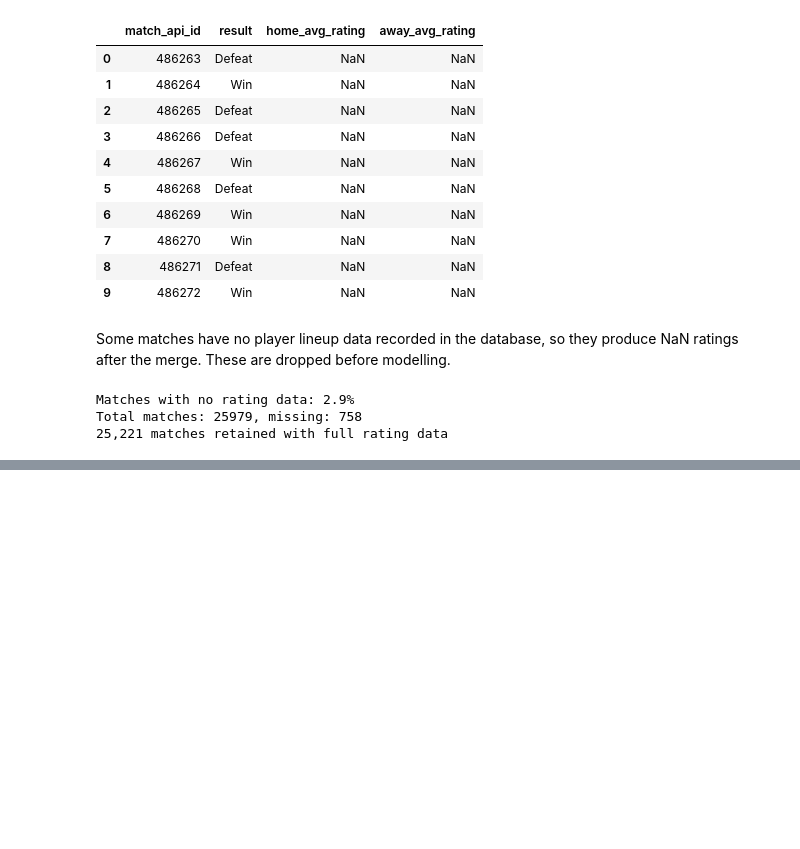
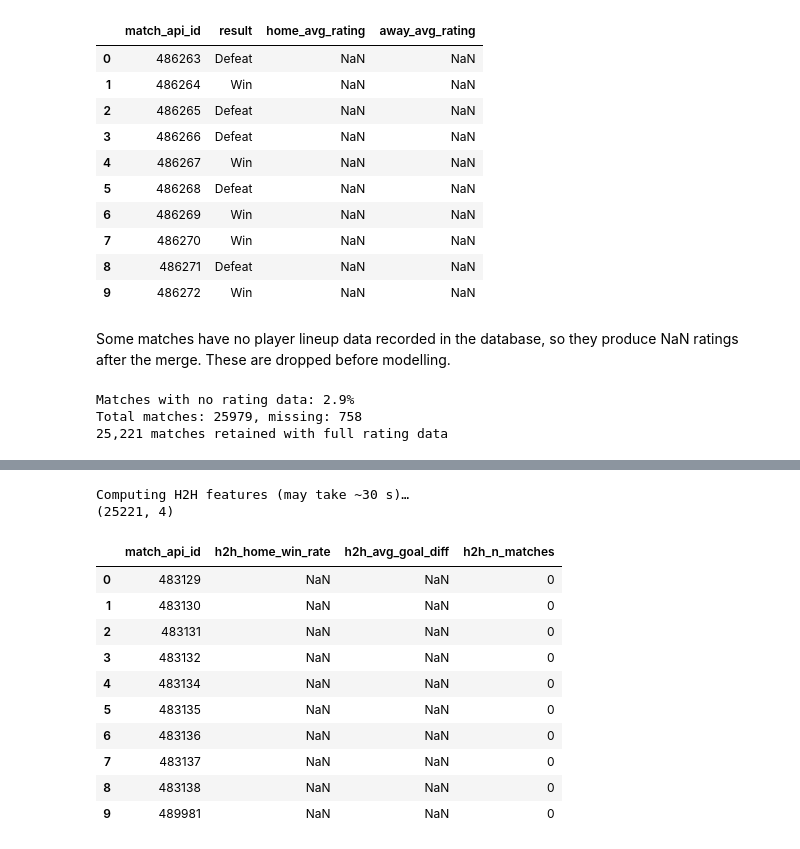
Before and after one commit to Yalexk/Sports-NLP-Outcome-Predictor, a Jupyter notebook: notebooks/feature_engineering.ipynb, the cells around one changed output, grey strips where cells are left out. Drawn from its saved outputs; the diff is of its cells as text; code cells hidden in the pictures; blank space fills up the shorter version.

Commit message:
added team stats and h2h history + final merge with original dataset

```diff
--- a/notebooks/feature_engineering.ipynb
+++ b/notebooks/feature_engineering.ipynb
@@ -232,0 +297,57 @@ Total matches: 25979, missing: 758
+# %%
+H2H_WINDOW = 5
+
+def compute_h2h(df, n=H2H_WINDOW):
+    """Per-match H2H win rate and avg goal diff from the home team's perspective."""
+    df_sorted = df.sort_values('date').reset_index(drop=True)
+
+    # Canonical pair key so (A,B) and (B,A) are treated as the same fixture
+    df_sorted['_t1'] = np.minimum(df_sorted['home_team_api_id'], df_sorted['away_team_api_id'])
+    df_sorted['_t2'] = np.maximum(df_sorted['home_team_api_id'], df_sorted['away_team_api_id'])
+
+    records = []
+    for idx, row in df_sorted.iterrows():
+        prior = df_sorted.iloc[:idx]
+        prior = prior[(prior['_t1'] == row['_t1']) & (prior['_t2'] == row['_t2'])].tail(n)
+
+        if prior.empty:
+            records.append({'match_api_id': row['match_api_id'],
+                            'h2h_home_win_rate': np.nan,
+                            'h2h_avg_goal_diff': np.nan,
+                            'h2h_n_matches': 0})
+            continue
+
+        h = row['home_team_api_id']
+        home_perspective_diff = np.where(
+            prior['home_team_api_id'] == h,
+            prior['home_team_goal'] - prior['away_team_goal'],
+            prior['away_team_goal'] - prior['home_team_goal'],
+        )
+        wins = (home_perspective_diff > 0).sum()
+
+        records.append({'match_api_id': row['match_api_id'],
+                        'h2h_home_win_rate': wins / len(prior),
+                        'h2h_avg_goal_diff': home_perspective_diff.mean(),
+                        'h2h_n_matches': len(prior)})
+
+    return pd.DataFrame(records).drop(columns=['_t1', '_t2'], errors='ignore')
+
+
+print("Computing H2H features (may take ~30 s)…")
+h2h = compute_h2h(matches)
+print(h2h.shape)
+h2h.head(10)
+# %% [output]
+Computing H2H features (may take ~30 s)…
+(25221, 4)
+|  | match_api_id | h2h_home_win_rate | h2h_avg_goal_diff | h2h_n_matches |
+| 0 | 483129 | NaN | NaN | 0 |
+| 1 | 483130 | NaN | NaN | 0 |
+| 2 | 483131 | NaN | NaN | 0 |
+| 3 | 483132 | NaN | NaN | 0 |
+| 4 | 483134 | NaN | NaN | 0 |
+| 5 | 483135 | NaN | NaN | 0 |
+| 6 | 483136 | NaN | NaN | 0 |
+| 7 | 483137 | NaN | NaN | 0 |
+| 8 | 483138 | NaN | NaN | 0 |
+| 9 | 489981 | NaN | NaN | 0 |
```
Also changed, not shown: parts of 7 cells of this notebook, 2 other files.
